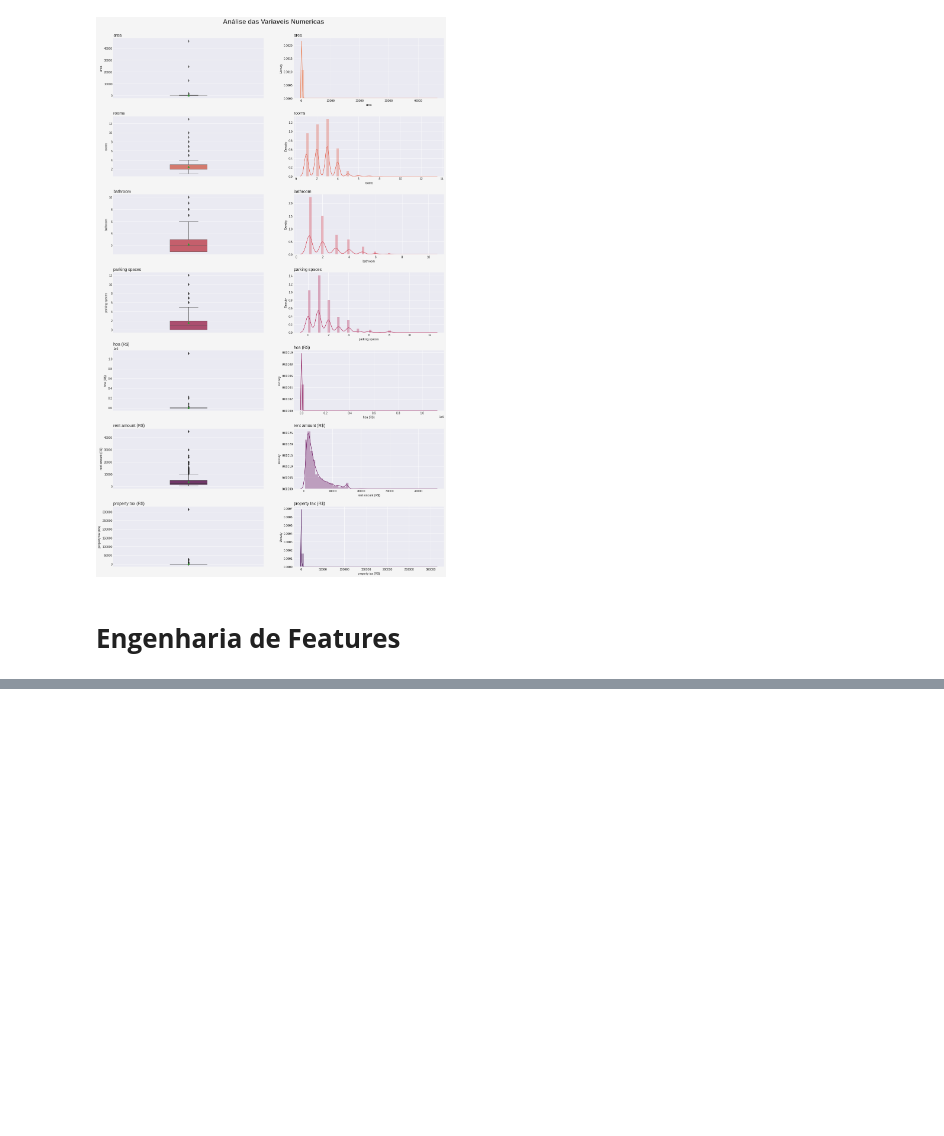
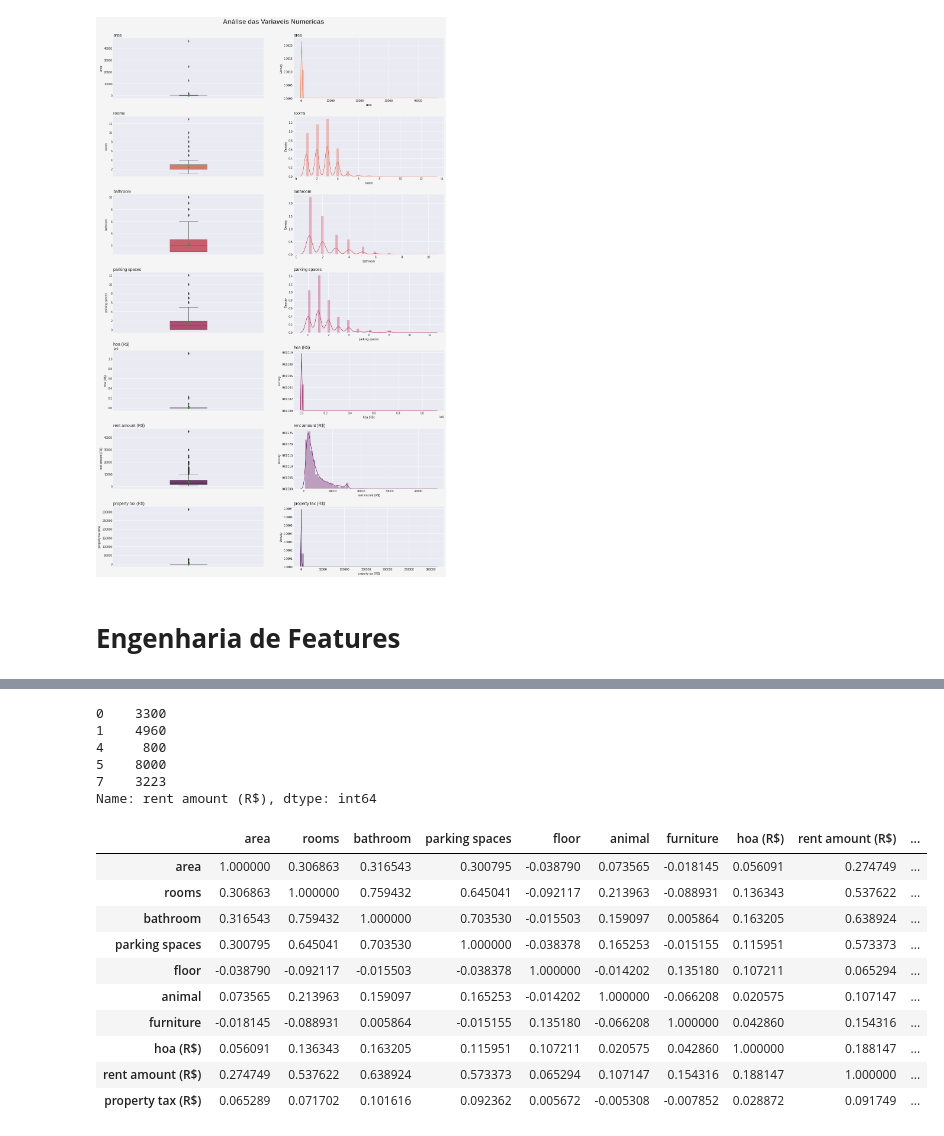
Before and after one commit to luizfernandopavanello/python_courses, a Jupyter notebook: Machine Learning/Projeto End-to-end | Curso Udemy.ipynb, the cells around one changed output, grey strips where cells are left out. Saved outputs shown, nothing was run; the diff lists cells and outputs as text; code cells hidden in the pictures; blank space fills up the shorter version.

```diff
--- a/Machine Learning/Projeto End-to-end | Curso Udemy.ipynb
+++ b/Machine Learning/Projeto End-to-end | Curso Udemy.ipynb
@@ -242,0 +300,28 @@ plt.subplots_adjust( top=0.95, hspace=0.3 )
+# %%
+# Previsor
+Previsor.head()
+# %% [output]
+0    3300
+1    4960
+4     800
+5    8000
+7    3223
+Name: rent amount (R$), dtype: int64
+# %%
+# Correlação
+Filtro_SP.corr()
+
+# Proxima de 1 - Corelação Positiva [ Ambas Sobem ]
+# Proxima de -1 - Corelação Negativa [ Uma sobe outra desce ]
+# %% [output]
+|  | area | rooms | bathroom | parking spaces | floor | animal | furniture | hoa (R$) | rent amount (R$) | ... |
+| area | 1.000000 | 0.306863 | 0.316543 | 0.300795 | -0.038790 | 0.073565 | -0.018145 | 0.056091 | 0.274749 | ... |
+| rooms | 0.306863 | 1.000000 | 0.759432 | 0.645041 | -0.092117 | 0.213963 | -0.088931 | 0.136343 | 0.537622 | ... |
+| bathroom | 0.316543 | 0.759432 | 1.000000 | 0.703530 | -0.015503 | 0.159097 | 0.005864 | 0.163205 | 0.638924 | ... |
+| parking spaces | 0.300795 | 0.645041 | 0.703530 | 1.000000 | -0.038378 | 0.165253 | -0.015155 | 0.115951 | 0.573373 | ... |
+| floor | -0.038790 | -0.092117 | -0.015503 | -0.038378 | 1.000000 | -0.014202 | 0.135180 | 0.107211 | 0.065294 | ... |
+| animal | 0.073565 | 0.213963 | 0.159097 | 0.165253 | -0.014202 | 1.000000 | -0.066208 | 0.020575 | 0.107147 | ... |
+| furniture | -0.018145 | -0.088931 | 0.005864 | -0.015155 | 0.135180 | -0.066208 | 1.000000 | 0.042860 | 0.154316 | ... |
+| hoa (R$) | 0.056091 | 0.136343 | 0.163205 | 0.115951 | 0.107211 | 0.020575 | 0.042860 | 1.000000 | 0.188147 | ... |
+| rent amount (R$) | 0.274749 | 0.537622 | 0.638924 | 0.573373 | 0.065294 | 0.107147 | 0.154316 | 0.188147 | 1.000000 | ... |
+| property tax (R$) | 0.065289 | 0.071702 | 0.101616 | 0.092362 | 0.005672 | -0.005308 | -0.007852 | 0.028872 | 0.091749 | ... |
```
Also changed, not shown: parts of 20 cells of this notebook, 1 other file.
